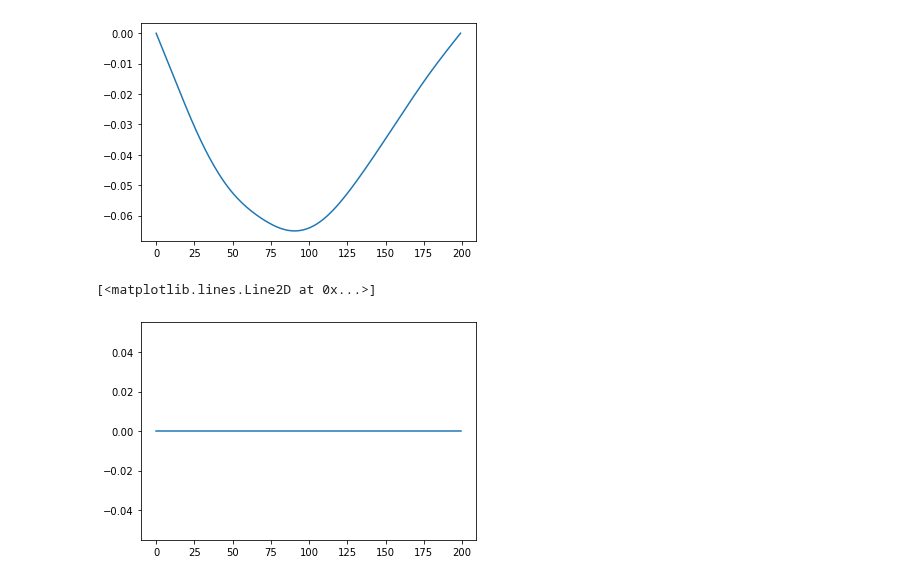
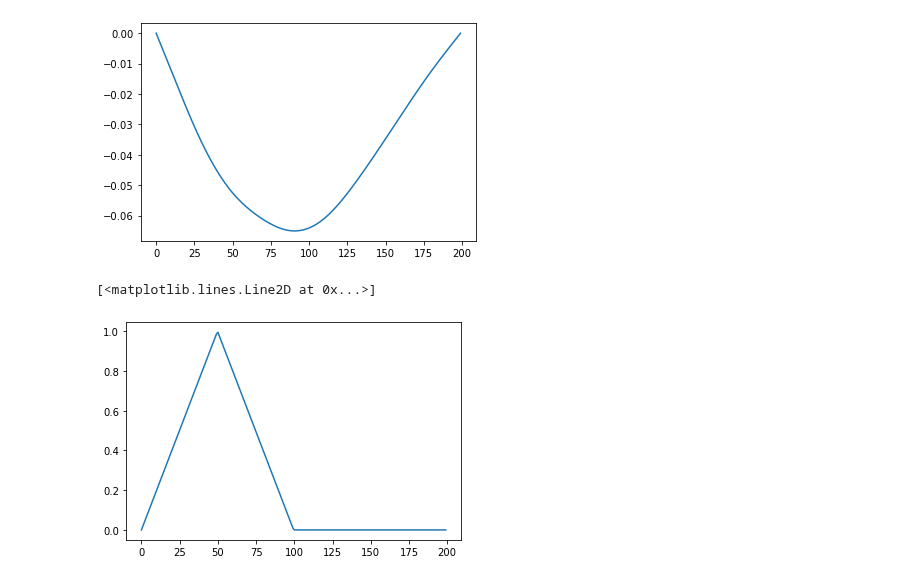
Before and after one commit to bemc22/TareasCursos20B, a Jupyter notebook: Codigos/asignacion4/casos.ipynb, the cells around one changed output. Saved outputs shown, nothing was run; the diff lists cells and outputs as text; code cells hidden in the pictures.

```diff
--- a/Codigos/asignacion4/casos.ipynb
+++ b/Codigos/asignacion4/casos.ipynb
@@ -98,7 +98,7 @@ plt.plot(solgen)
 [<matplotlib.lines.Line2D at 0x...>]
 [figure]
 # %%
-plt.plot(y_guess[1])
+plt.plot(y_guess[0])
 # %% [output]
 [<matplotlib.lines.Line2D at 0x...>]
-[figure, old version]
+[figure, new version]
```
